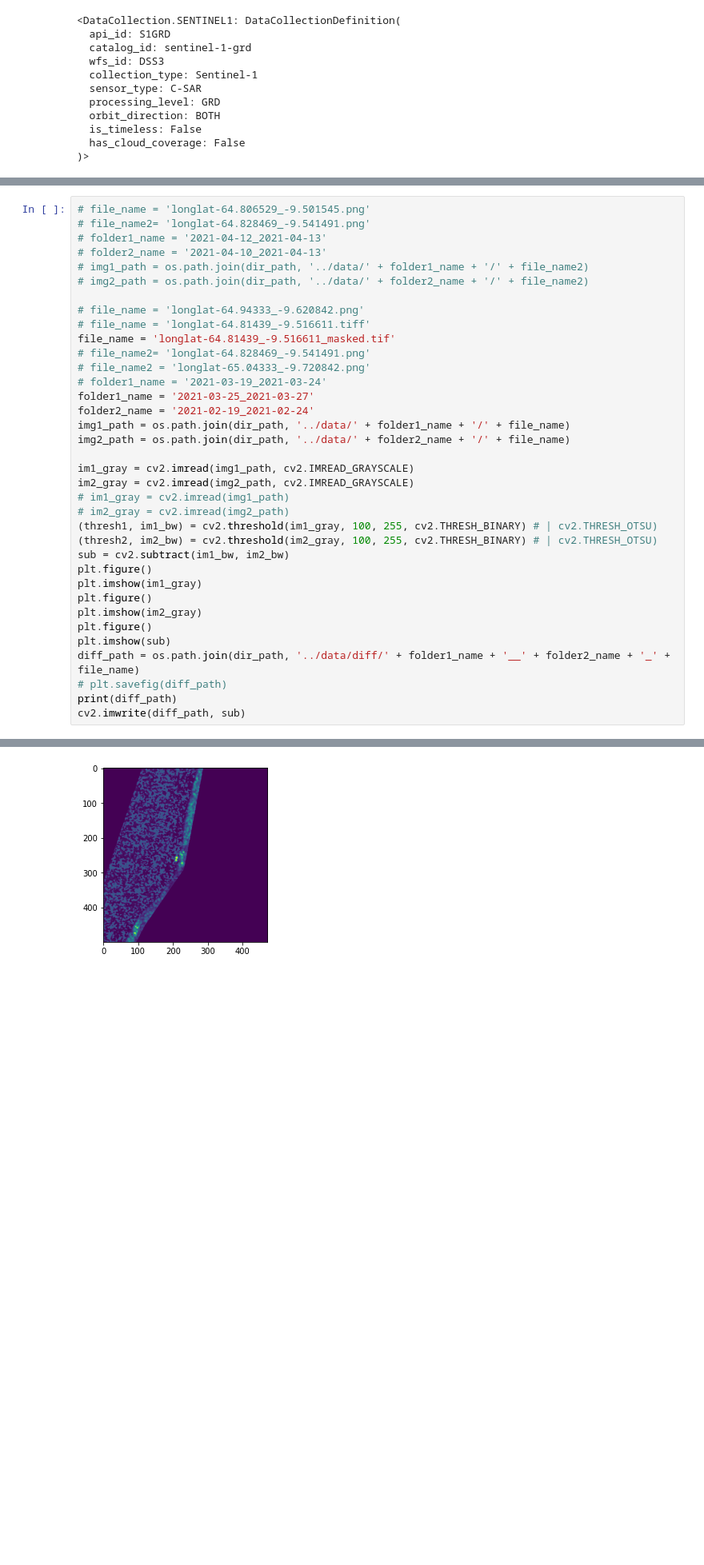
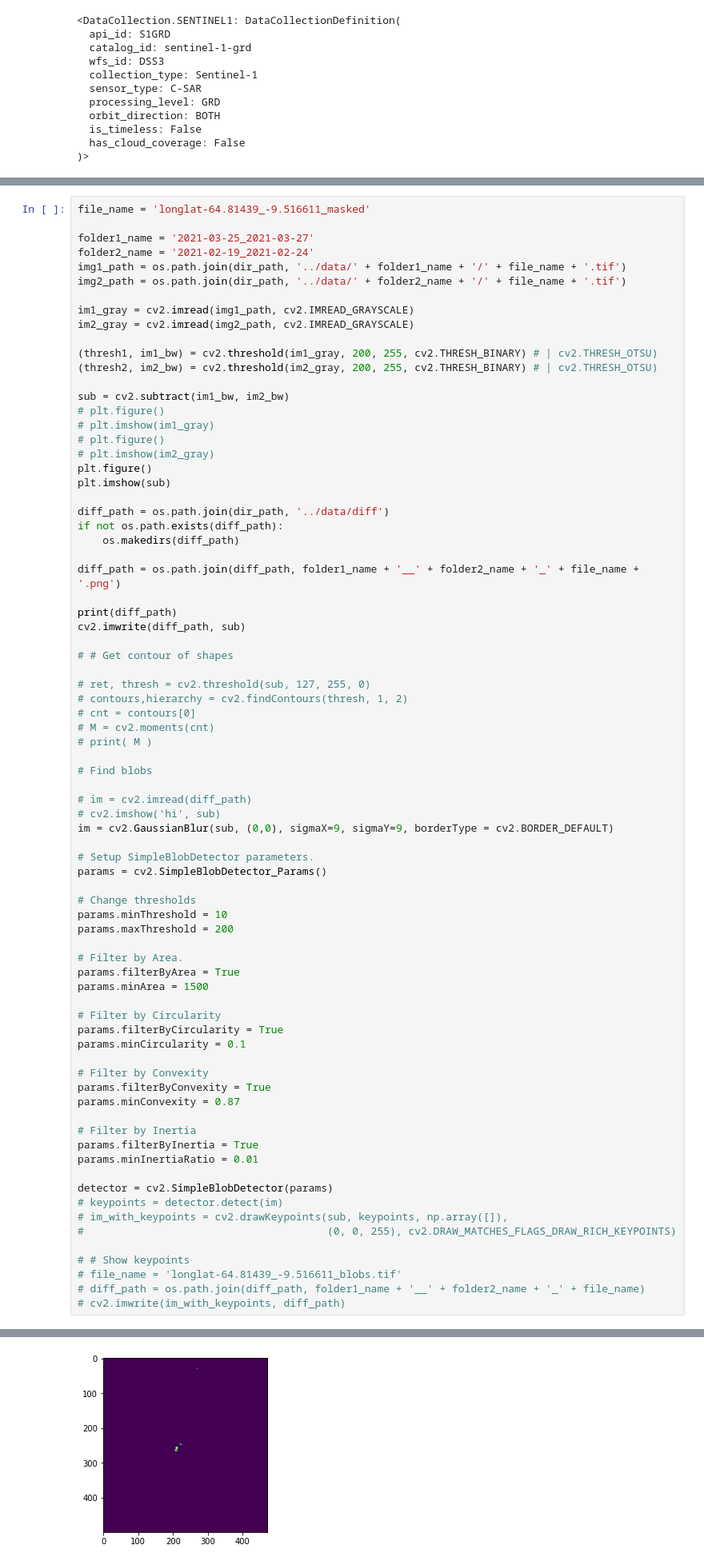
Before and after one commit to julianl092/amazon-barge-detection, a Jupyter notebook: data-collection/sentinel_1_pull_and_tile.ipynb, the cells around one changed output, grey strips where cells are left out. Shown at 80% size. Drawn from its saved outputs; the diff is of its cells as text; blank space fills up the shorter version.

Commit message:
got a nice looking blob! the coords match pretty close

```diff
--- a/data-collection/sentinel_1_pull_and_tile.ipynb
+++ b/data-collection/sentinel_1_pull_and_tile.ipynb
@@ -246,37 +377,78 @@ src <open DatasetReader name='/Users/maggiewang/Dropbox/School/Harvard/senior_sp
 # %%
-# file_name = 'longlat-64.806529_-9.501545.png'
-# file_name2= 'longlat-64.828469_-9.541491.png'
-# folder1_name = '2021-04-12_2021-04-13'
-# folder2_name = '2021-04-10_2021-04-13'
-# img1_path = os.path.join(dir_path, '../data/' + folder1_name + '/' + file_name2)
-# img2_path = os.path.join(dir_path, '../data/' + folder2_name + '/' + file_name2)
+file_name = 'longlat-64.81439_-9.516611_masked'
 
-# file_name = 'longlat-64.94333_-9.620842.png'
-# file_name = 'longlat-64.81439_-9.516611.tiff'
-file_name = 'longlat-64.81439_-9.516611_masked.tif'
-# file_name2= 'longlat-64.828469_-9.541491.png'
-# file_name2 = 'longlat-65.04333_-9.720842.png'
-# folder1_name = '2021-03-19_2021-03-24'
 folder1_name = '2021-03-25_2021-03-27'
 folder2_name = '2021-02-19_2021-02-24'
-img1_path = os.path.join(dir_path, '../data/' + folder1_name + '/' + file_name)
-img2_path = os.path.join(dir_path, '../data/' + folder2_name + '/' + file_name)
+img1_path = os.path.join(dir_path, '../data/' + folder1_name + '/' + file_name + '.tif')
+img2_path = os.path.join(dir_path, '../data/' + folder2_name + '/' + file_name + '.tif')
 
 im1_gray = cv2.imread(img1_path, cv2.IMREAD_GRAYSCALE)
 im2_gray = cv2.imread(img2_path, cv2.IMREAD_GRAYSCALE)
-# im1_gray = cv2.imread(img1_path)
-# im2_gray = cv2.imread(img2_path)
-(thresh1, im1_bw) = cv2.threshold(im1_gray, 100, 255, cv2.THRESH_BINARY) # | cv2.THRESH_OTSU)
-(thresh2, im2_bw) = cv2.threshold(im2_gray, 100, 255, cv2.THRESH_BINARY) # | cv2.THRESH_OTSU)
+
+(thresh1, im1_bw) = cv2.threshold(im1_gray, 200, 255, cv2.THRESH_BINARY) # | cv2.THRESH_OTSU)
+(thresh2, im2_bw) = cv2.threshold(im2_gray, 200, 255, cv2.THRESH_BINARY) # | cv2.THRESH_OTSU)
+
 sub = cv2.subtract(im1_bw, im2_bw)
-plt.figure()
-plt.imshow(im1_gray)
-plt.figure()
-plt.imshow(im2_gray)
+# plt.figure()
+# plt.imshow(im1_gray)
+# plt.figure()
+# plt.imshow(im2_gray)
 plt.figure()
 plt.imshow(sub)
-diff_path = os.path.join(dir_path, '../data/diff/' + folder1_name + '__' + folder2_name + '_' + file_name)
-# plt.savefig(diff_path)
+
+diff_path = os.path.join(dir_path, '../data/diff')
+if not os.path.exists(diff_path):
+    os.makedirs(diff_path)
+
+diff_path = os.path.join(diff_path, folder1_name + '__' + folder2_name + '_' + file_name + '.png')
+
 print(diff_path)
 cv2.imwrite(diff_path, sub)
+
+# # Get contour of shapes
+
+# ret, thresh = cv2.threshold(sub, 127, 255, 0)
+# contours,hierarchy = cv2.findContours(thresh, 1, 2)
+# cnt = contours[0]
+# M = cv2.moments(cnt)
+# print( M )
+
+# Find blobs
+
+# im = cv2.imread(diff_path)
+# cv2.imshow('hi', sub)
+im = cv2.GaussianBlur(sub, (0,0), sigmaX=9, sigmaY=9, borderType = cv2.BORDER_DEFAULT)
+
+# Setup SimpleBlobDetector parameters.
+params = cv2.SimpleBlobDetector_Params()
+
+# Change thresholds
+params.minThreshold = 10
+params.maxThreshold = 200
+
+# Filter by Area.
+params.filterByArea = True
+params.minArea = 1500
+
+# Filter by Circularity
+params.filterByCircularity = True
+params.minCircularity = 0.1
+
+# Filter by Convexity
+params.filterByConvexity = True
+params.minConvexity = 0.87
+
+# Filter by Inertia
+params.filterByInertia = True
+params.minInertiaRatio = 0.01
+
+detector = cv2.SimpleBlobDetector(params)
+# keypoints = detector.detect(im)
+# im_with_keypoints = cv2.drawKeypoints(sub, keypoints, np.array([]),
+#                                       (0, 0, 255), cv2.DRAW_MATCHES_FLAGS_DRAW_RICH_KEYPOINTS)
+
+# # Show keypoints
+# file_name = 'longlat-64.81439_-9.516611_blobs.tif'
+# diff_path = os.path.join(diff_path, folder1_name + '__' + folder2_name + '_' + file_name)
+# cv2.imwrite(im_with_keypoints, diff_path)
 # %% [output]
@@ -285 +456 @@ True
-[figure, old version]
+[figure, new version]
```
Also changed, not shown: parts of 15 cells of this notebook, 14 other files.
